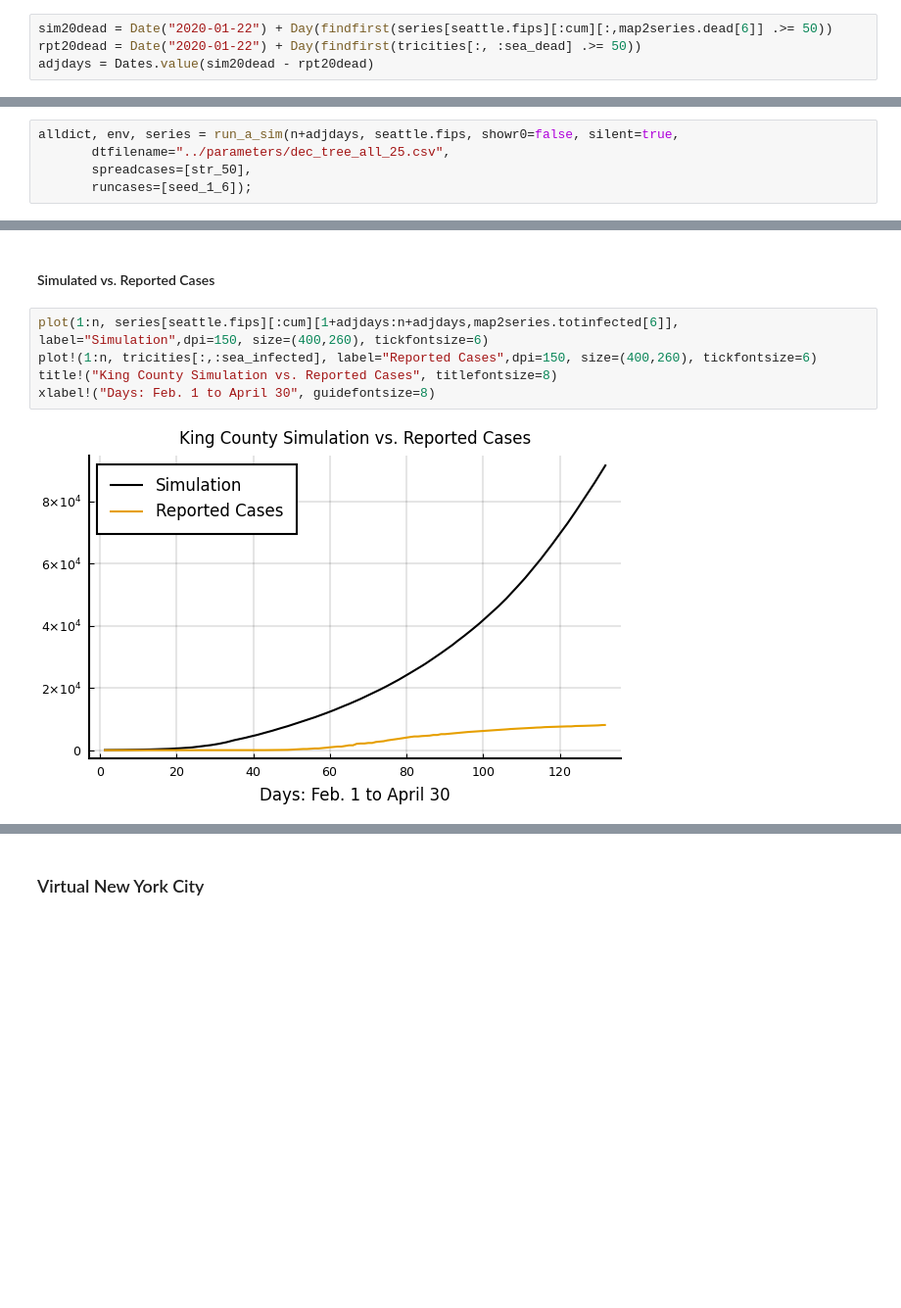
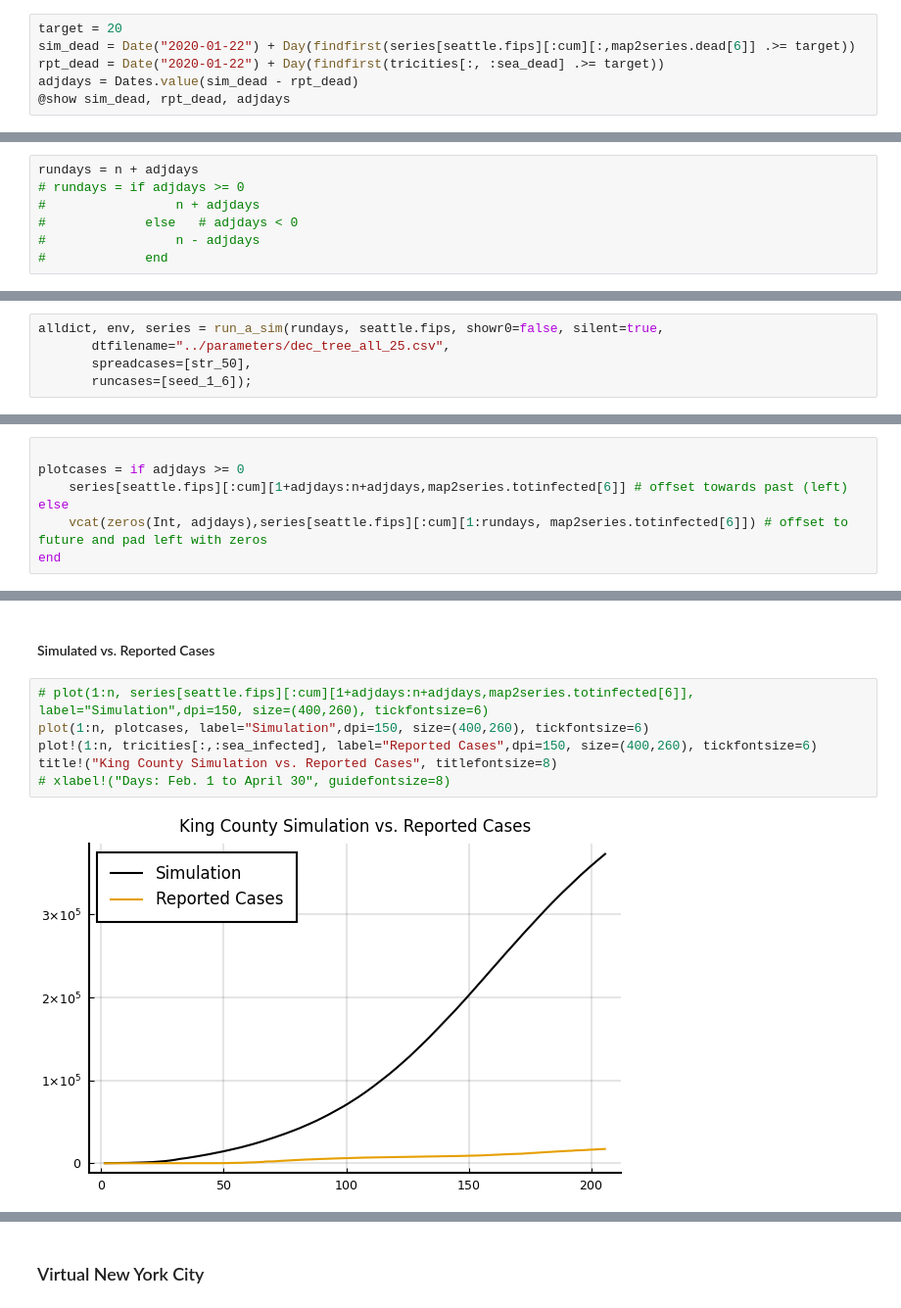
Before and after one commit to lewisl/CovidSim, a Jupyter notebook: notebooks/reported_data.ipynb, the cells around one changed output, grey strips where cells are left out. Shown at 98% size. Cells and saved outputs as stored; diff of their text form; blank space fills up the shorter version.

```diff
--- a/notebooks/reported_data.ipynb
+++ b/notebooks/reported_data.ipynb
@@ -162,5 +178,7 @@ Active infected cases *will* go down and it shows the effect of so-called herd i
 # %%
-sim20dead = Date("2020-01-22") + Day(findfirst(series[seattle.fips][:cum][:,map2series.dead[6]] .>= 50))
-rpt20dead = Date("2020-01-22") + Day(findfirst(tricities[:, :sea_dead] .>= 50))
-adjdays = Dates.value(sim20dead - rpt20dead)
+target = 20
+sim_dead = Date("2020-01-22") + Day(findfirst(series[seattle.fips][:cum][:,map2series.dead[6]] .>= target))
+rpt_dead = Date("2020-01-22") + Day(findfirst(tricities[:, :sea_dead] .>= target))
+adjdays = Dates.value(sim_dead - rpt_dead)
+@show sim_dead, rpt_dead, adjdays
 # %% [output]
@@ -171,0 +196,7 @@ println(tricities[49,:sea_dead], " ", series[seattle.fips][:cum][103,map2series.
+# %%
+rundays = n + adjdays
+# rundays = if adjdays >= 0
+#                 n + adjdays
+#             else   # adjdays < 0
+#                 n - adjdays
+#             end
@@ -172,5 +205,5 @@ println(tricities[49,:sea_dead], " ", series[seattle.fips][:cum][103,map2series.
 # %%
-alldict, env, series = run_a_sim(n+adjdays, seattle.fips, showr0=false, silent=true,
+alldict, env, series = run_a_sim(rundays, seattle.fips, showr0=false, silent=true,
        dtfilename="../parameters/dec_tree_all_25.csv",
        spreadcases=[str_50],
        runcases=[seed_1_6]);
@@ -179,0 +212,7 @@ Simulation completed for 146 days.
+# %%
+
+plotcases = if adjdays >= 0
+    series[seattle.fips][:cum][1+adjdays:n+adjdays,map2series.totinfected[6]] # offset towards past (left)
+else
+    vcat(zeros(Int, adjdays),series[seattle.fips][:cum][1:rundays, map2series.totinfected[6]]) # offset to future and pad left with zeros
+end
@@ -180,9 +237,10 @@ Simulation completed for 146 days.
 # %% [markdown]
 #### Simulated vs. Reported Cases
 # %%
-plot(1:n, series[seattle.fips][:cum][1+adjdays:n+adjdays,map2series.totinfected[6]], label="Simulation",dpi=150, size=(400,260), tickfontsize=6)
+# plot(1:n, series[seattle.fips][:cum][1+adjdays:n+adjdays,map2series.totinfected[6]], label="Simulation",dpi=150, size=(400,260), tickfontsize=6)
+plot(1:n, plotcases, label="Simulation",dpi=150, size=(400,260), tickfontsize=6)
 plot!(1:n, tricities[:,:sea_infected], label="Reported Cases",dpi=150, size=(400,260), tickfontsize=6)
 title!("King County Simulation vs. Reported Cases", titlefontsize=8)
-xlabel!("Days: Feb. 1 to April 30", guidefontsize=8)
+# xlabel!("Days: Feb. 1 to April 30", guidefontsize=8)
 # %% [output]
-[figure, old version]
+[figure, new version]
```
Also changed, not shown: parts of 51 cells of this notebook, 7 other files.
